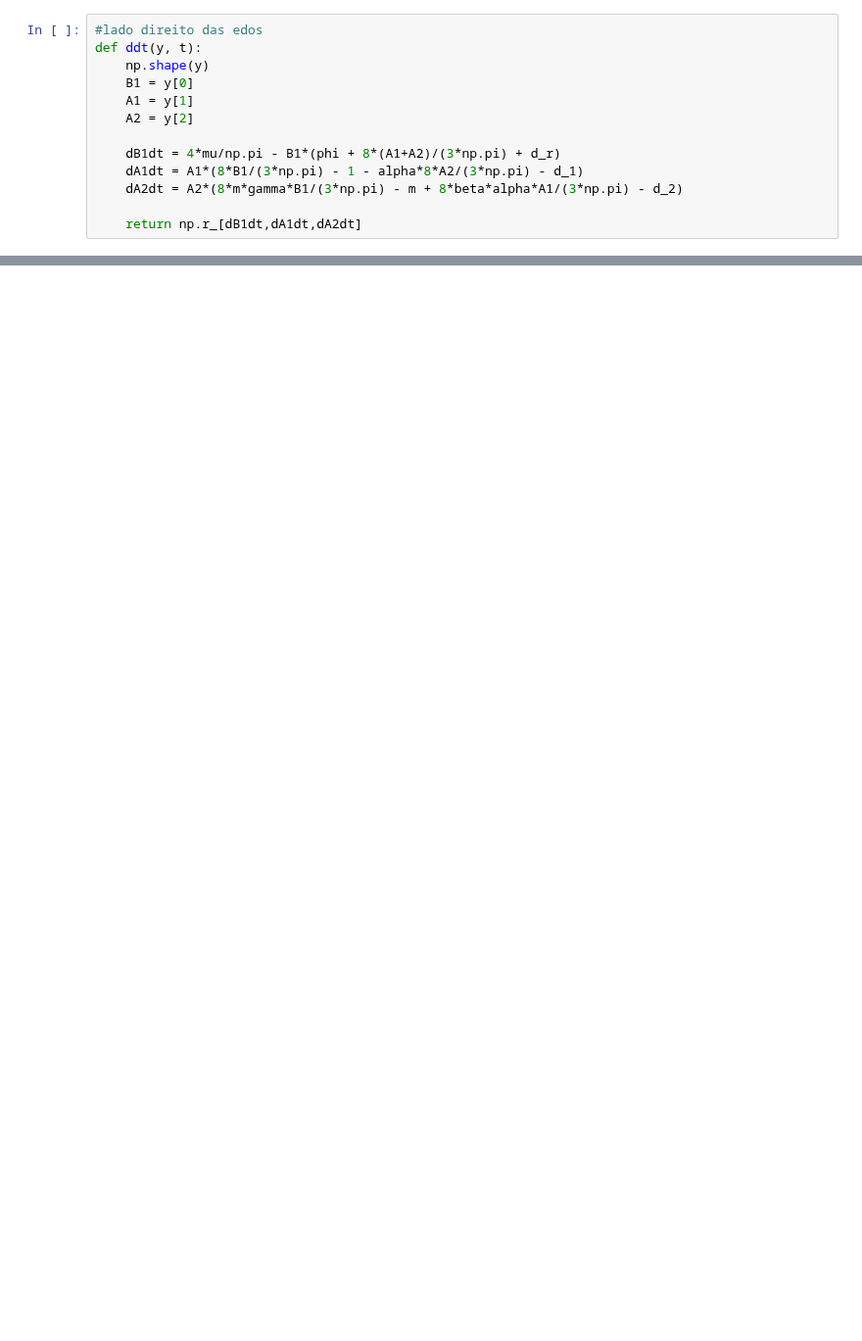
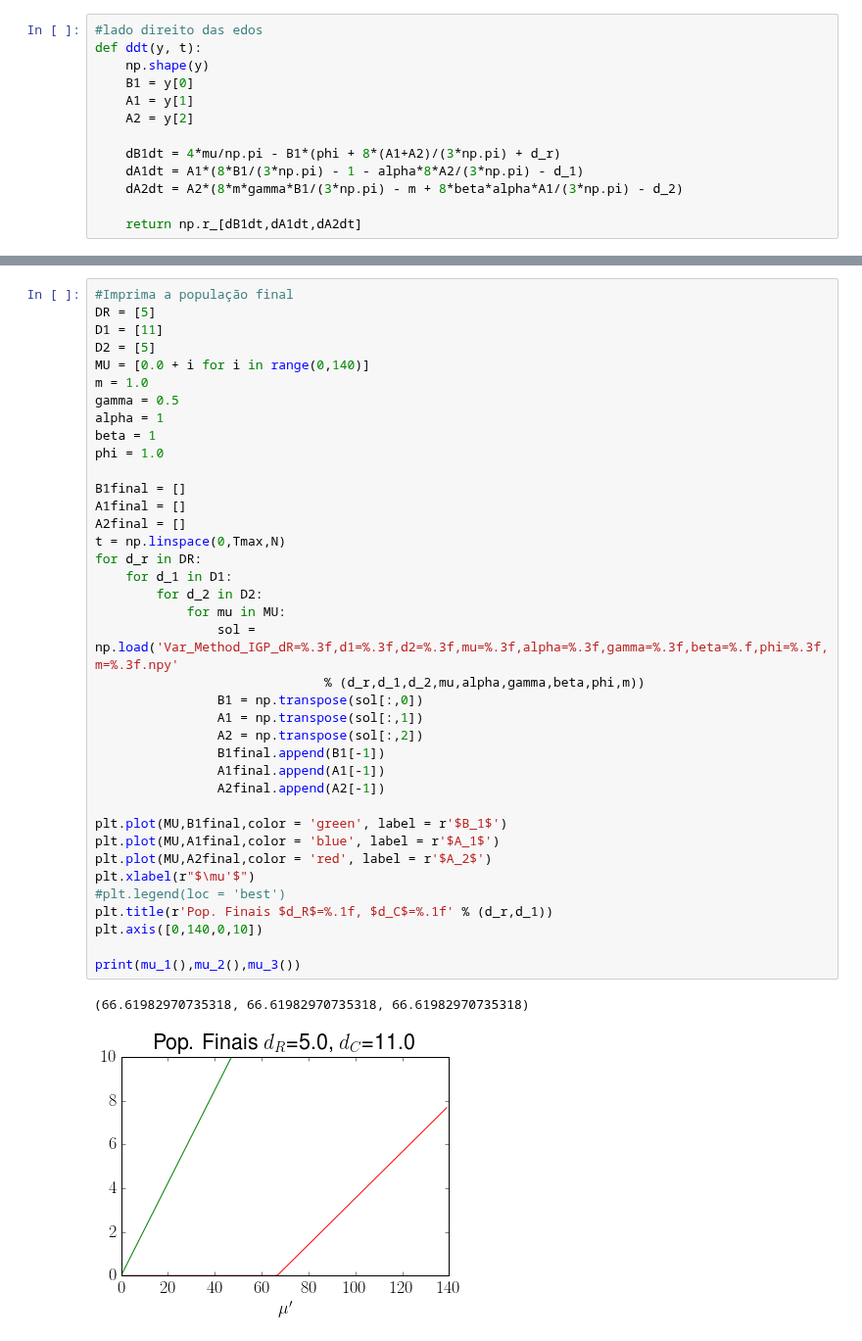
Before and after one commit to reand705/IGP, a Jupyter notebook: Var_Method_IGP.ipynb, the cells around one changed output, grey strips where cells are left out. Shown at 98% size. Saved outputs shown, nothing was run; the diff lists cells and outputs as text; blank space fills up the shorter version.

```diff
--- a/Var_Method_IGP.ipynb
+++ b/Var_Method_IGP.ipynb
@@ -74,0 +143,41 @@ IOError: [Errno 2] No such file or directory: 'Var_Method_Ros_Mac_dp=0.010,dn=0.
+# %%
+#Imprima a população final
+DR = [5]
+D1 = [11]
+D2 = [5]
+MU = [0.0 + i for i in range(0,140)]
+m = 1.0
+gamma = 0.5
+alpha = 1
+beta = 1
+phi = 1.0
+
+B1final = []
+A1final = []
+A2final = []
+t = np.linspace(0,Tmax,N)
+for d_r in DR:
+    for d_1 in D1:
+        for d_2 in D2:
+            for mu in MU:
+                sol = np.load('Var_Method_IGP_dR=%.3f,d1=%.3f,d2=%.3f,mu=%.3f,alpha=%.3f,gamma=%.3f,beta=%.f,phi=%.3f,m=%.3f.npy'
+                              % (d_r,d_1,d_2,mu,alpha,gamma,beta,phi,m))
+                B1 = np.transpose(sol[:,0])
+                A1 = np.transpose(sol[:,1])
+                A2 = np.transpose(sol[:,2])
+                B1final.append(B1[-1])
+                A1final.append(A1[-1])
+                A2final.append(A2[-1])
+
+plt.plot(MU,B1final,color = 'green', label = r'$B_1$')
+plt.plot(MU,A1final,color = 'blue', label = r'$A_1$')
+plt.plot(MU,A2final,color = 'red', label = r'$A_2$')
+plt.xlabel(r"$\mu'$")
+#plt.legend(loc = 'best')
+plt.title(r'Pop. Finais $d_R$=%.1f, $d_C$=%.1f' % (d_r,d_1))
+plt.axis([0,140,0,10])
+
+print(mu_1(),mu_2(),mu_3())
+# %% [output]
+(66.61982970735318, 66.61982970735318, 66.61982970735318)
+[figure, added]
```
Also changed, not shown: parts of 8 cells of this notebook, 1 other file.
